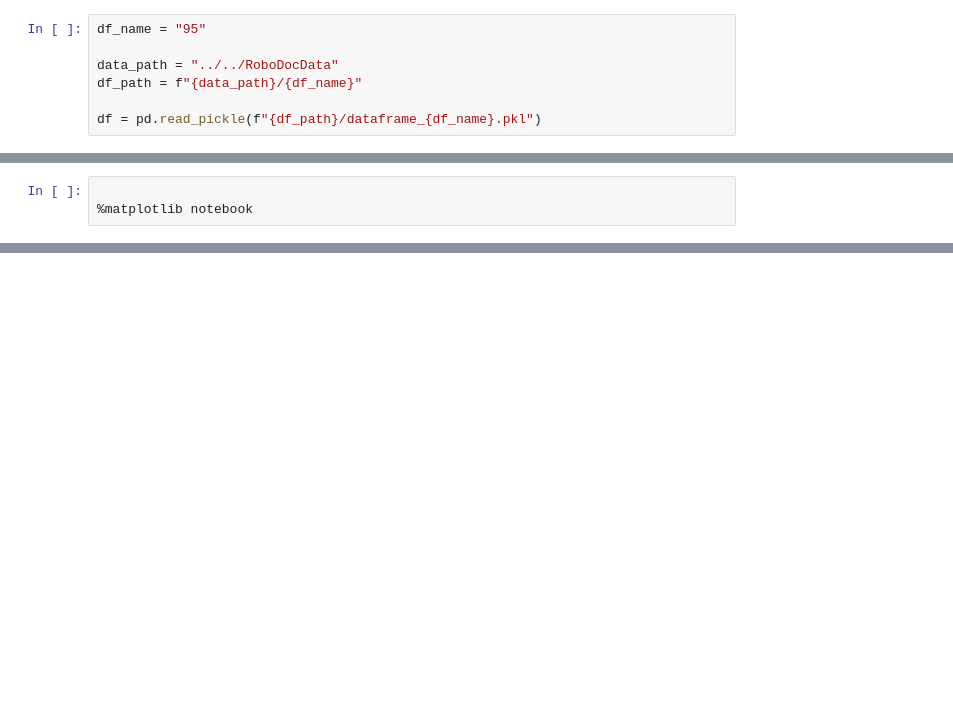
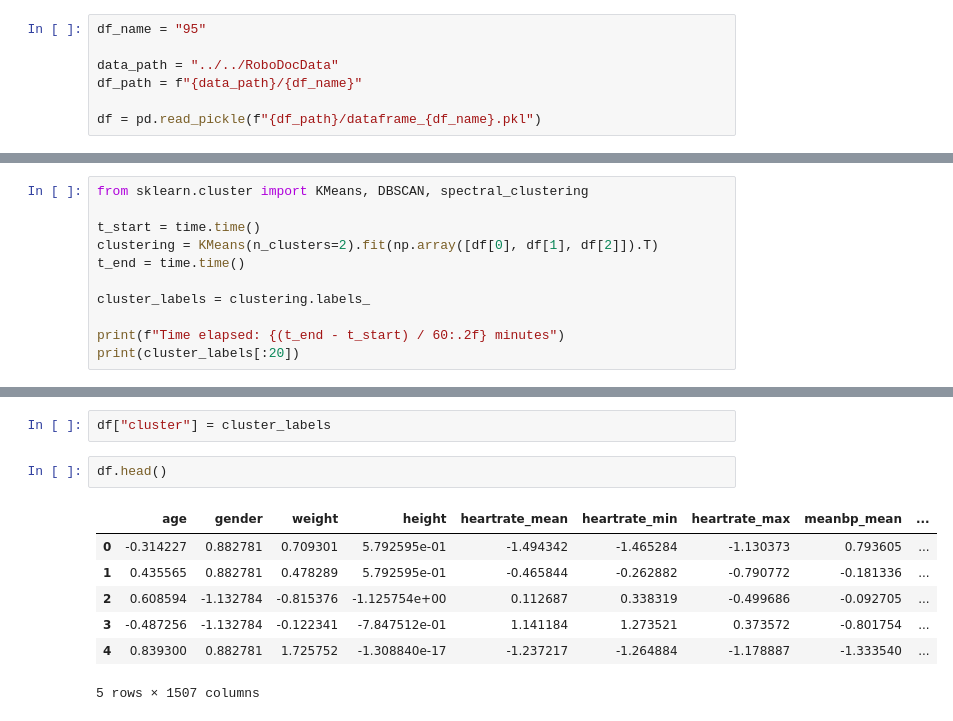
Before and after one commit to PushAndRun/mimicDoc, a Jupyter notebook: ml/inspect_clusters.ipynb, the cells around one changed output, grey strips where cells are left out. Saved outputs shown, nothing was run; the diff lists cells and outputs as text; blank space fills up the shorter version.

```diff
--- a/ml/inspect_clusters.ipynb
+++ b/ml/inspect_clusters.ipynb
@@ -49,3 +57,11 @@ sns.set(style = "darkgrid")
 # %%
+from sklearn.cluster import KMeans, DBSCAN, spectral_clustering
 
-%matplotlib notebook
+t_start = time.time()
+clustering = KMeans(n_clusters=2).fit(np.array([df[0], df[1], df[2]]).T)
+t_end = time.time()
+
+cluster_labels = clustering.labels_
+
+print(f"Time elapsed: {(t_end - t_start) / 60:.2f} minutes")
+print(cluster_labels[:20])
@@ -52 +71,13 @@ sns.set(style = "darkgrid")
+# %%
+df["cluster"] = cluster_labels
+# %%
+df.head()
+# %% [output]
+|  | age | gender | weight | height | heartrate_mean | heartrate_min | heartrate_max | meanbp_mean | ... |
+| 0 | -0.314227 | 0.882781 | 0.709301 | 5.792595e-01 | -1.494342 | -1.465284 | -1.130373 | 0.793605 | ... |
+| 1 | 0.435565 | 0.882781 | 0.478289 | 5.792595e-01 | -0.465844 | -0.262882 | -0.790772 | -0.181336 | ... |
+| 2 | 0.608594 | -1.132784 | -0.815376 | -1.125754e+00 | 0.112687 | 0.338319 | -0.499686 | -0.092705 | ... |
+| 3 | -0.487256 | -1.132784 | -0.122341 | -7.847512e-01 | 1.141184 | 1.273521 | 0.373572 | -0.801754 | ... |
+| 4 | 0.839300 | 0.882781 | 1.725752 | -1.308840e-17 | -1.237217 | -1.264884 | -1.178887 | -1.333540 | ... |
+5 rows × 1507 columns
 # %%
```
Also changed, not shown: parts of 10 cells of this notebook, 8 other files.
